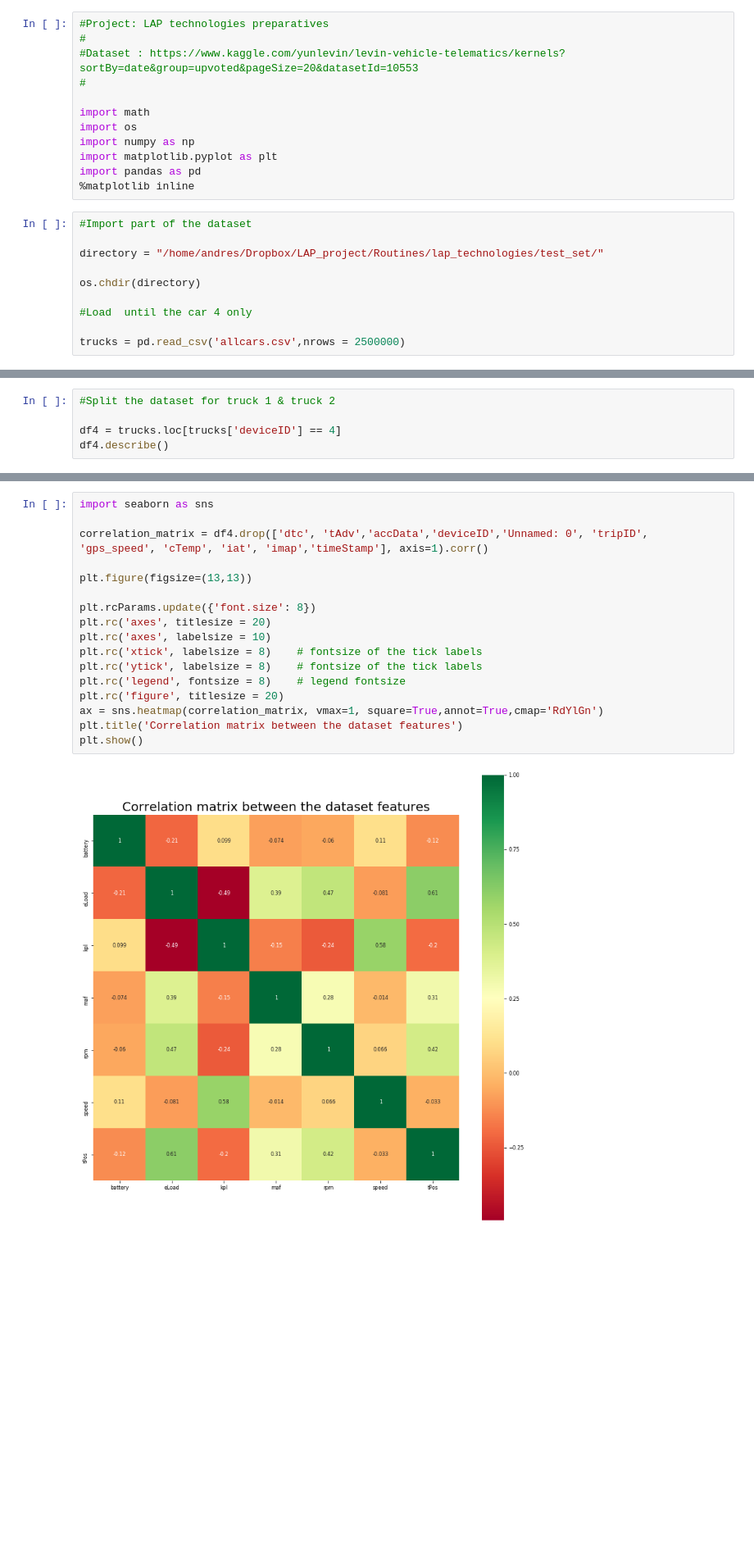
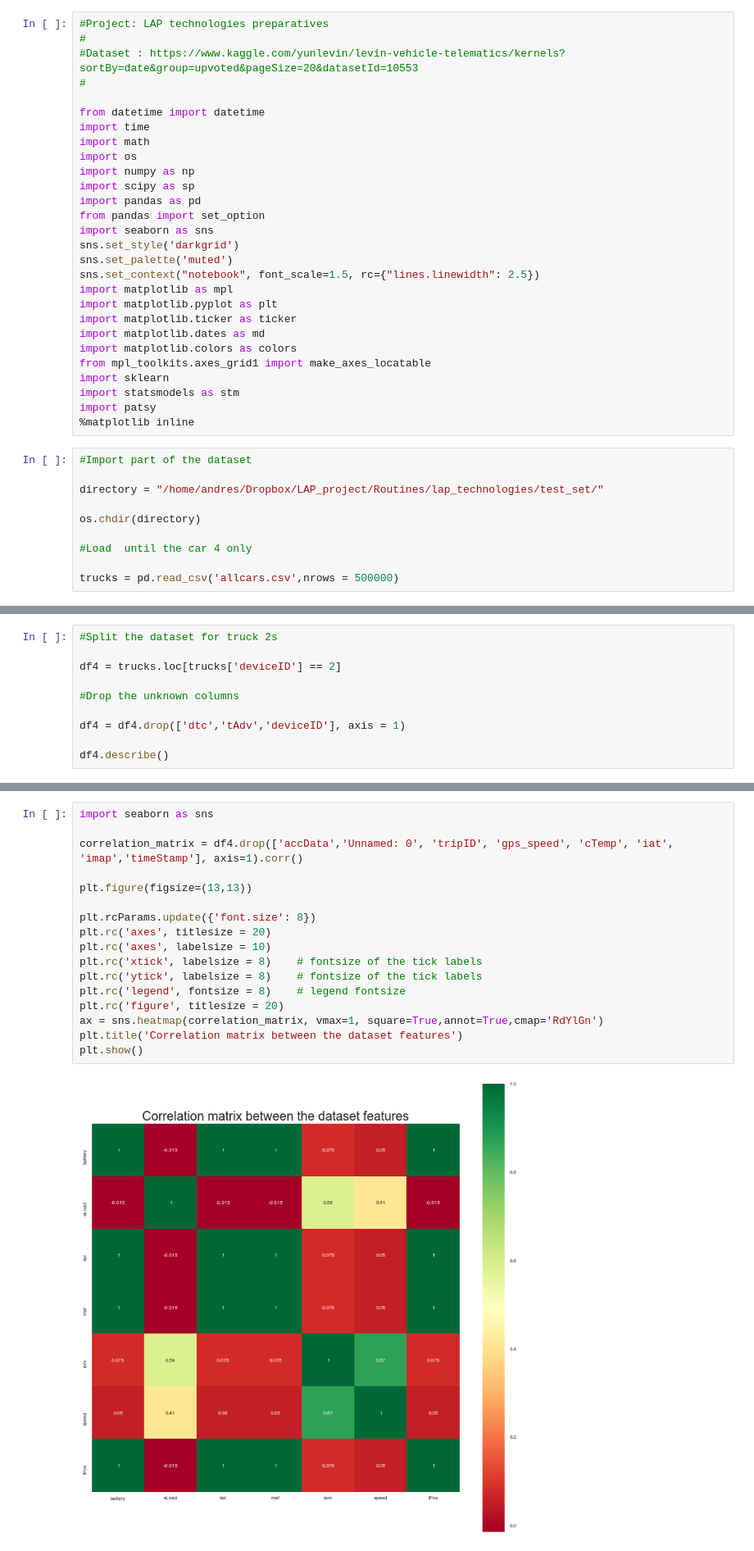
Before and after one commit to noshaq/Vehicle_remote_sensing, a Jupyter notebook: vehicle_telematics.ipynb, the cells around one changed output, grey strips where cells are left out. Shown: that part at 82% size. Drawn from its saved outputs; the diff is of its cells as text; blank space fills up the shorter version.

Commit message:
Initial exploration of the features of the time series using tsfresh

```diff
--- a/vehicle_telematics.ipynb
+++ b/vehicle_telematics.ipynb
@@ -4,11 +4,27 @@
 #Dataset : https://www.kaggle.com/yunlevin/levin-vehicle-telematics/kernels?sortBy=date&group=upvoted&pageSize=20&datasetId=10553
 #
 
+from datetime import datetime
+import time
 import math
 import os
 import numpy as np
+import scipy as sp
+import pandas as pd
+from pandas import set_option
+import seaborn as sns
+sns.set_style('darkgrid')
+sns.set_palette('muted')
+sns.set_context("notebook", font_scale=1.5, rc={"lines.linewidth": 2.5})
+import matplotlib as mpl
 import matplotlib.pyplot as plt
-import pandas as pd
+import matplotlib.ticker as ticker
+import matplotlib.dates as md
+import matplotlib.colors as colors
+from mpl_toolkits.axes_grid1 import make_axes_locatable
+import sklearn
+import statsmodels as stm
+import patsy
 %matplotlib inline
 # %%
 #Import part of the dataset
@@ -19,7 +35,7 @@ os.chdir(directory)
 
 #Load  until the car 4 only
 
-trucks = pd.read_csv('allcars.csv',nrows = 2500000)
+trucks = pd.read_csv('allcars.csv',nrows = 500000)
 # %%
 # Observations and columns
 trucks.shape
@@ -69,6 +85,11 @@ trucks.describe()
 # %%
-#Split the dataset for truck 1 & truck 2
+#Split the dataset for truck 2s
 
-df4 = trucks.loc[trucks['deviceID'] == 4]
+df4 = trucks.loc[trucks['deviceID'] == 2]
+
+#Drop the unknown columns
+
+df4 = df4.drop(['dtc','tAdv','deviceID'], axis = 1)
+
 df4.describe()
 # %% [output]
@@ -176,22 +248,22 @@ attributes = ['gps_speed', 'battery', 'cTemp',
 # %%
 import seaborn as sns
 
-correlation_matrix = df4.drop(['dtc', 'tAdv','accData','deviceID','Unnamed: 0', 'tripID', 'gps_speed', 'cTemp', 'iat', 'imap','timeStamp'], axis=1).corr()
+correlation_matrix = df4.drop(['accData','Unnamed: 0', 'tripID', 'gps_speed', 'cTemp', 'iat', 'imap','timeStamp'], axis=1).corr()
 
 plt.figure(figsize=(13,13))
 
 plt.rcParams.update({'font.size': 8})
 plt.rc('axes', titlesize = 20)
 plt.rc('axes', labelsize = 10)
 plt.rc('xtick', labelsize = 8)    # fontsize of the tick labels
 plt.rc('ytick', labelsize = 8)    # fontsize of the tick labels
 plt.rc('legend', fontsize = 8)    # legend fontsize
 plt.rc('figure', titlesize = 20)
 ax = sns.heatmap(correlation_matrix, vmax=1, square=True,annot=True,cmap='RdYlGn')
 plt.title('Correlation matrix between the dataset features')
 plt.show()
 # %% [output]
-[figure, old version]
+[figure, new version]
 # %%
 #save plot display settings to change back to when done plotting with seaborn
 
```
Also changed, not shown: parts of 34 cells of this notebook, 1 other file.
